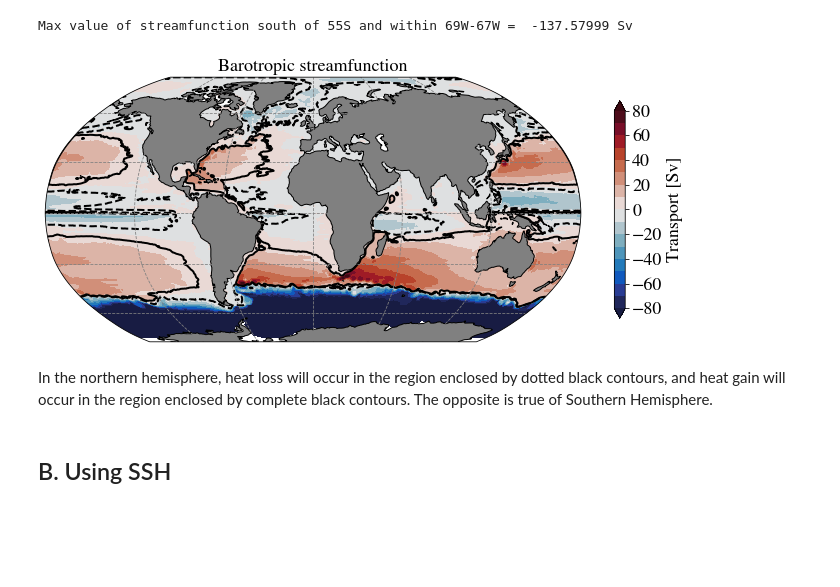
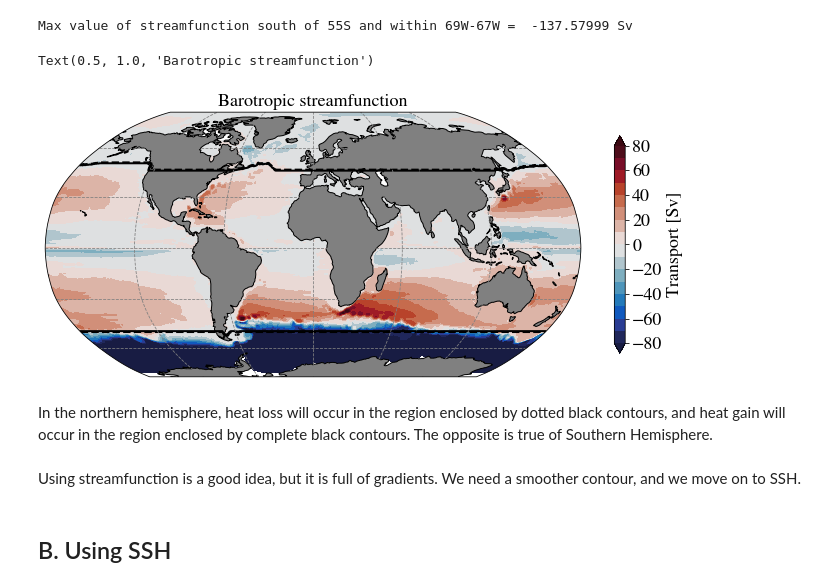
Before and after one commit to dhruvbhagtani/sfc-perturbation-expts, a Jupyter notebook: 025deg_flux_expts/SSH_or_streamfunction.ipynb, the cells around one changed output. Saved outputs shown, nothing was run; the diff lists cells and outputs as text; code cells hidden in the pictures; blank space fills up the shorter version.

Commit message:
Applied tan hyperbolic smoothing to mask

```diff
--- a/025deg_flux_expts/SSH_or_streamfunction.ipynb
+++ b/025deg_flux_expts/SSH_or_streamfunction.ipynb
@@ -74,30 +74,30 @@ psi_g = psi_g.where(psi_g.yt_ocean > 0, -psi_g)
 # %%
 # Grid (used for plotting)
 geolon_c = xr.open_dataset('/g/data/ik11/grids/ocean_grid_025.nc').geolon_c
 geolat_t = xr.open_dataset('/g/data/ik11/grids/ocean_grid_025.nc').geolat_t
 
 # Define the levels for the contourf
 lvls = np.arange(-80, 90, 10)
 
 fig = plt.figure(figsize = (12, 8))
 ax = fig.add_subplot(111, projection = ccrs.Robinson())
 
 # Add land features and gridlines
 ax.add_feature(cfeature.LAND, edgecolor = 'black', facecolor = 'gray', zorder = 2)
 ax.gridlines(color='grey', linestyle='--')
 
-ax.contour(geolon_c, geolat_t, psi_g, colors = 'black', levels = [-5, 5], transform=ccrs.PlateCarree(), add_colorbar=False)
-#ax.contour(geolon_c, geolat_t, psi_g.where(psi_g.yt_ocean < -10), colors = 'black', levels = [-5, 5], transform=ccrs.PlateCarree(), add_colorbar=False)
+ax.contour(geolon_c, geolat_t, mask_heat, colors = 'black', levels = [-0.05, 0.05], transform=ccrs.PlateCarree(), add_colorbar=False)
 # Plot the barotropic stream function
 cf = ax.contourf(geolon_c, geolat_t, psi_g, levels = lvls, cmap = cm.cm.balance, extend = 'both',
                  transform = ccrs.PlateCarree())
 
 # Add a colorbar
 cbar = fig.colorbar(cf, ax = ax, orientation = 'vertical', shrink = 0.5)
 cbar.set_label('Transport [Sv]', size = 18)
 ax.set_title('Barotropic streamfunction', size = 18)
-plt.savefig('Figures/psi.jpeg', bbox_inches = 'tight', dpi = 900, transparent=True)
+#plt.savefig('Figures/heat_map_over_psi.jpeg', bbox_inches = 'tight', dpi = 900, transparent=True)
 # %% [output]
+Text(0.5, 1.0, 'Barotropic streamfunction')
-[figure, old version]
+[figure, new version]
 # %% [markdown]
 In the northern hemisphere, heat loss will occur in the region enclosed by dotted black contours, and heat gain will occur in the region enclosed by complete black contours. The opposite is true of Southern Hemisphere.
@@ -104,3 +130,5 @@ In the northern hemisphere, heat loss will occur in the region enclosed by dotte
+# %% [markdown]
+Using streamfunction is a good idea, but it is full of gradients. We need a smoother contour, and we move on to SSH.
 # %% [markdown]
 ## B. Using SSH
 # %%
```
Also changed, not shown: parts of 42 cells of this notebook.
